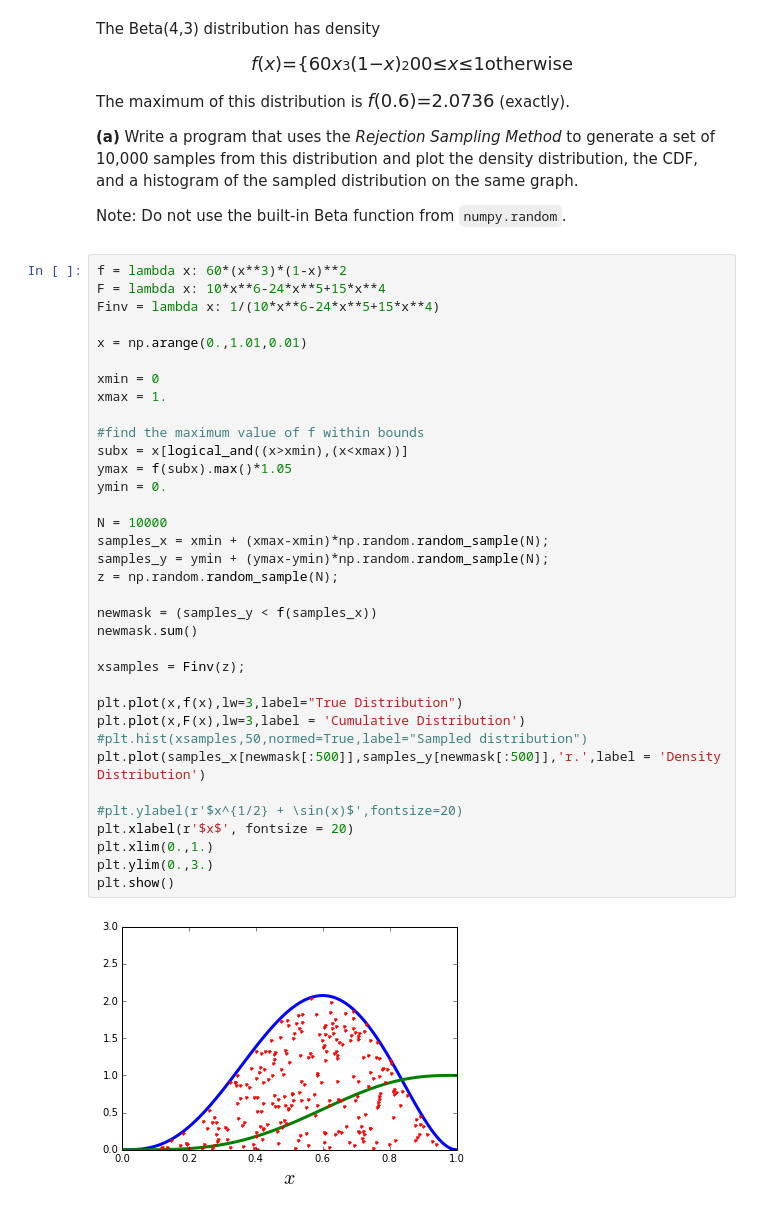
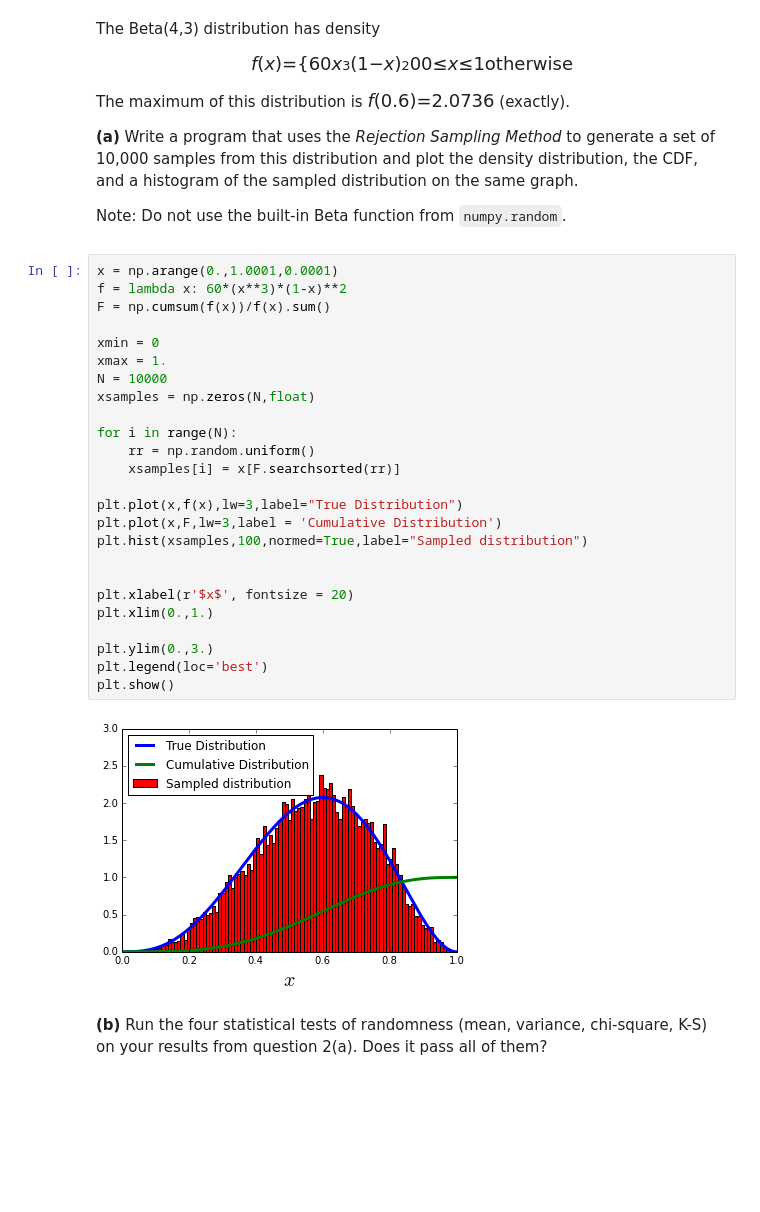
Before and after one commit to callen09/PHYS202-S14, a Jupyter notebook: SciPy/RandomAndMCExercises.ipynb, the cells around one changed output. Cells and saved outputs as stored; diff of their text form; blank space fills up the shorter version.

```diff
--- a/SciPy/RandomAndMCExercises.ipynb
+++ b/SciPy/RandomAndMCExercises.ipynb
@@ -96,39 +109,31 @@ xsamples.mean()
 <p>Note: Do not use the built-in Beta function from <code>numpy.random</code>.</p>
 </div>
 # %%
+x = np.arange(0.,1.0001,0.0001)
 f = lambda x: 60*(x**3)*(1-x)**2
-F = lambda x: 10*x**6-24*x**5+15*x**4
-Finv = lambda x: 1/(10*x**6-24*x**5+15*x**4)
-
-x = np.arange(0.,1.01,0.01)
+F = np.cumsum(f(x))/f(x).sum()
 
 xmin = 0
 xmax = 1.
+N = 10000
+xsamples = np.zeros(N,float)
 
-#find the maximum value of f within bounds
-subx = x[logical_and((x>xmin),(x<xmax))]
-ymax = f(subx).max()*1.05
-ymin = 0.
-
-N = 10000
-samples_x = xmin + (xmax-xmin)*np.random.random_sample(N);
-samples_y = ymin + (ymax-ymin)*np.random.random_sample(N);
-z = np.random.random_sample(N);
-
-newmask = (samples_y < f(samples_x))
-newmask.sum()
-
-xsamples = Finv(z);
+for i in range(N):
+    rr = np.random.uniform()
+    xsamples[i] = x[F.searchsorted(rr)]
 
 plt.plot(x,f(x),lw=3,label="True Distribution")
-plt.plot(x,F(x),lw=3,label = 'Cumulative Distribution')
-#plt.hist(xsamples,50,normed=True,label="Sampled distribution")
-plt.plot(samples_x[newmask[:500]],samples_y[newmask[:500]],'r.',label = 'Density Distribution')
+plt.plot(x,F,lw=3,label = 'Cumulative Distribution')
+plt.hist(xsamples,100,normed=True,label="Sampled distribution")
 
-#plt.ylabel(r'$x^{1/2} + \sin(x)$',fontsize=20)
+
 plt.xlabel(r'$x$', fontsize = 20)
 plt.xlim(0.,1.)
+
 plt.ylim(0.,3.)
+plt.legend(loc='best')
 plt.show()
 # %% [output]
-[figure, old version]
+[figure, new version]
+# %% [markdown]
+<p><strong>(b)</strong> Run the four statistical tests of randomness (mean, variance, chi-square, K-S) on your results from question 2(a). Does it pass all of them?</p>
```
Also changed, not shown: parts of 17 cells of this notebook, 2 other files.
